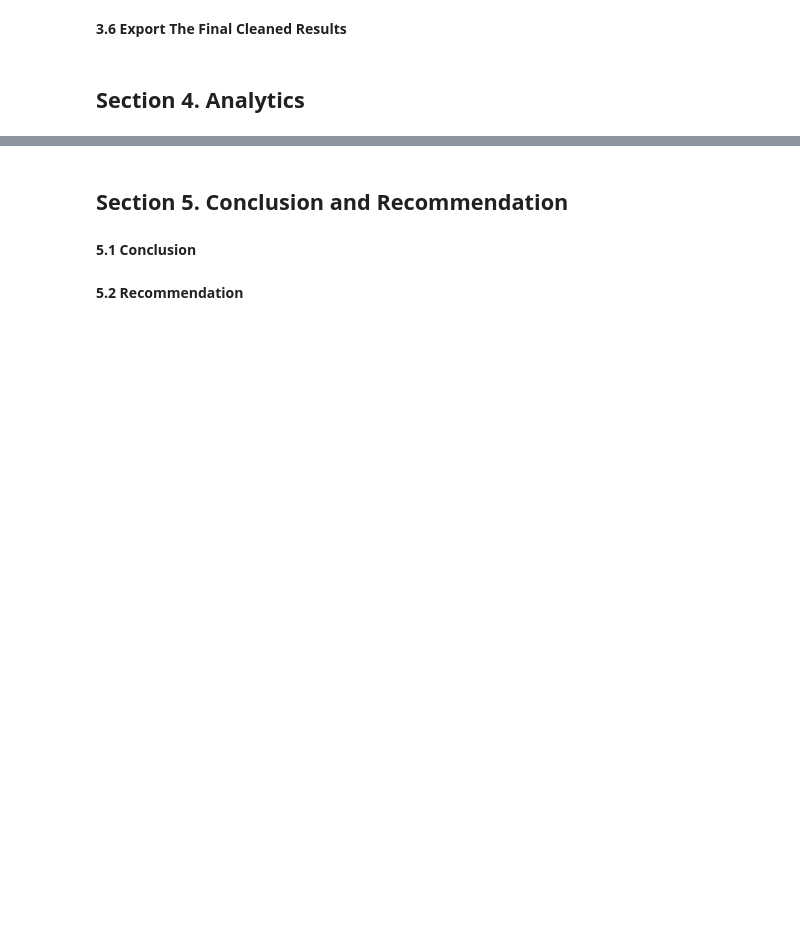
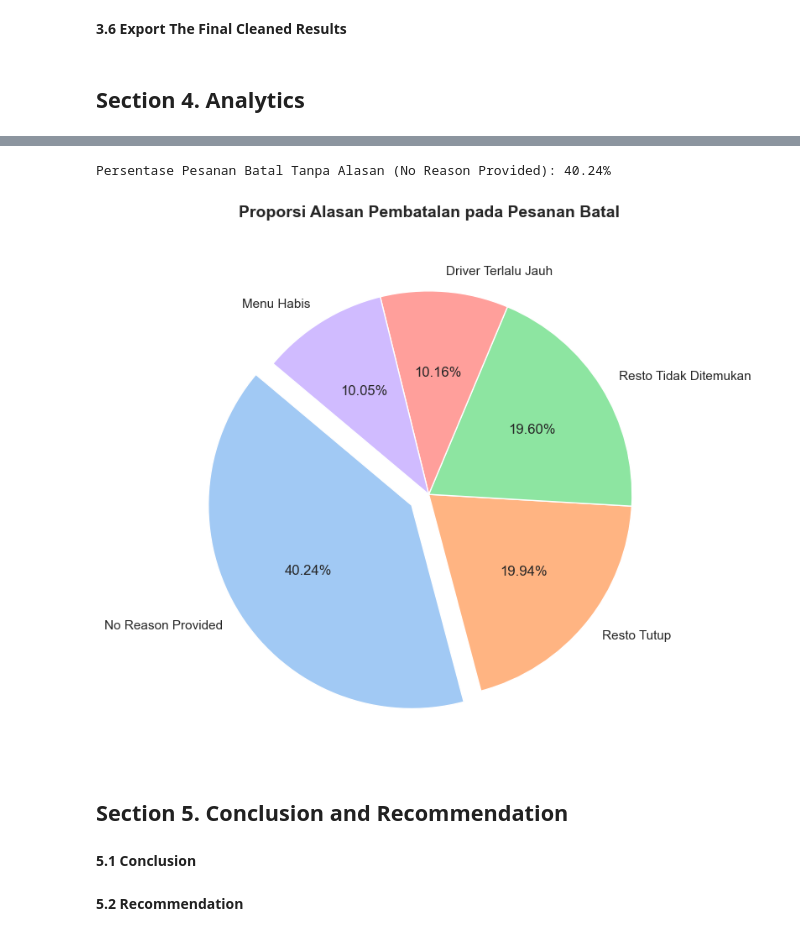
Before and after one commit to ziancarlos/Data_Analytics_Grab, a Jupyter notebook: notebooks/data-exploration.ipynb, the cells around one changed output, grey strips where cells are left out. Drawn from its saved outputs; the diff is of its cells as text; code cells hidden in the pictures; blank space fills up the shorter version.

```diff
--- a/notebooks/data-exploration.ipynb
+++ b/notebooks/data-exploration.ipynb
@@ -523,3 +752,54 @@ df_users_cleaned.to_csv("../data/cleaned/users_cleaned.csv", index=False)
+# %%
+# (4.4.1) Calculate Percentage of Cancelled Orders with Missing Reasons
+# Step: Filter for cancelled orders, calculate relative frequencies, and extract the target metric
+# - Isolates 'cancel_reason' data specifically for orders with a 'Cancelled' status
+# - Computes the percentage distribution of all recorded cancellation reasons
+# - Safely extracts the specific percentage for orders lacking a provided reason
+
+# 1. Calculate the percentage distribution of all cancellation reasons for cancelled orders
+cancel_reason_pct = df_food_orders_cleaned["cancel_reason"][
+    df_food_orders_cleaned["order_status"] == "Cancelled"
+].value_counts(normalize=True)
+
+# 2. Extract the specific percentage for 'No Reason Provided' and convert to standard percentage format
+no_reason_percentage = cancel_reason_pct.get("No Reason Provided", 0) * 100
+
+# 3. Print the final calculated metric
+print(f"Persentase Pesanan Batal Tanpa Alasan (No Reason Provided): {no_reason_percentage:.2f}%")
+# %% [output]
+Persentase Pesanan Batal Tanpa Alasan (No Reason Provided): 40.24%
+# %%
+# (4.4.2) Visualize Cancel Reason Distribution Using a Pie Chart
+# Step: Filter data, calculate counts, and plot a pie chart to show the missing reason share
+
+# 1. Ambil data alasan pembatalan khusus untuk pesanan yang berstatus 'Cancelled'
+cancelled_data = df_food_orders_cleaned[df_food_orders_cleaned["order_status"] == "Cancelled"]
+reason_counts = cancelled_data["cancel_reason"].value_counts()
+
+# 2. Atur ukuran grafis laporan
+plt.figure(figsize=(8, 8))
+
+# 3. Buat pie chart dengan highlight (explode) pada 'No Reason Provided' jika ada
+# Mencari posisi 'No Reason Provided' untuk diberi jarak sedikit agar menonjol
+explode = [0.1 if index == "No Reason Provided" else 0 for index in reason_counts.index]
+
+plt.pie(
+    reason_counts,
+    labels=reason_counts.index,
+    autopct='%1.2f%%',
+    startangle=140,
+    explode=explode,
+    colors=sns.color_palette("pastel")
+)
+
+# 4. Tambahkan judul bersih tanpa istilah rumit
+plt.title("Proporsi Alasan Pembatalan pada Pesanan Batal", fontsize=14, fontweight='bold', pad=20)
+
+# 5. Tampilkan grafik
+plt.tight_layout()
+plt.show()
+# %% [output]
+[figure, added]
 # %% [markdown]
 ## **Section 5. Conclusion and Recommendation**
 # %% [markdown]
```
Also changed, not shown: parts of 18 cells of this notebook, 3 other files.
